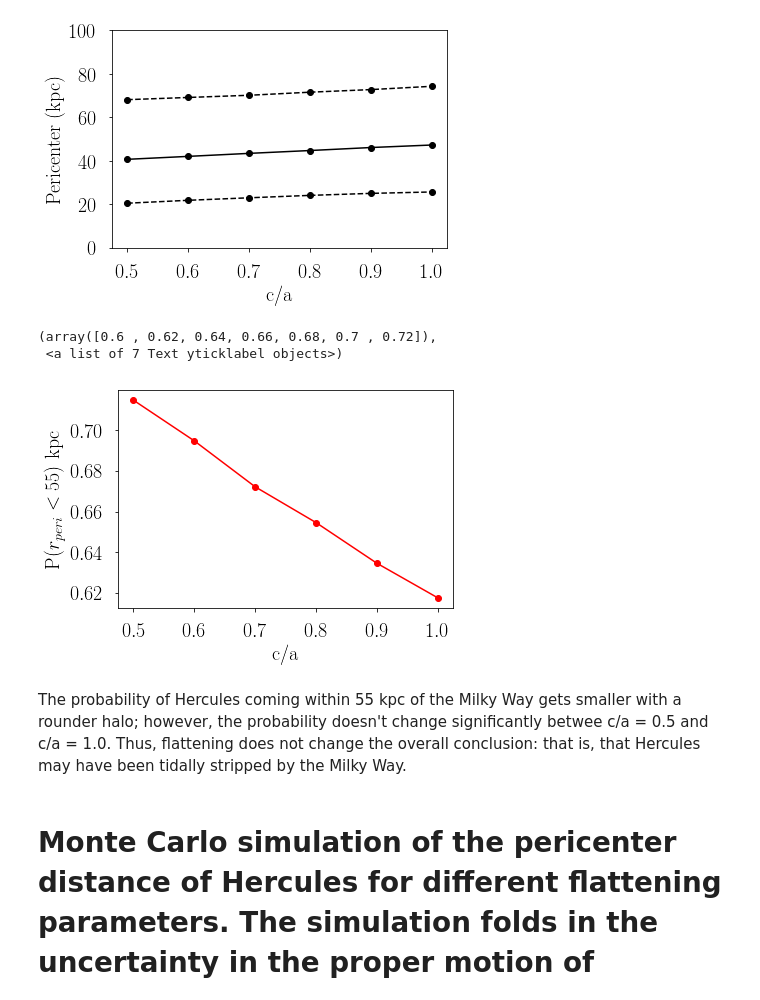
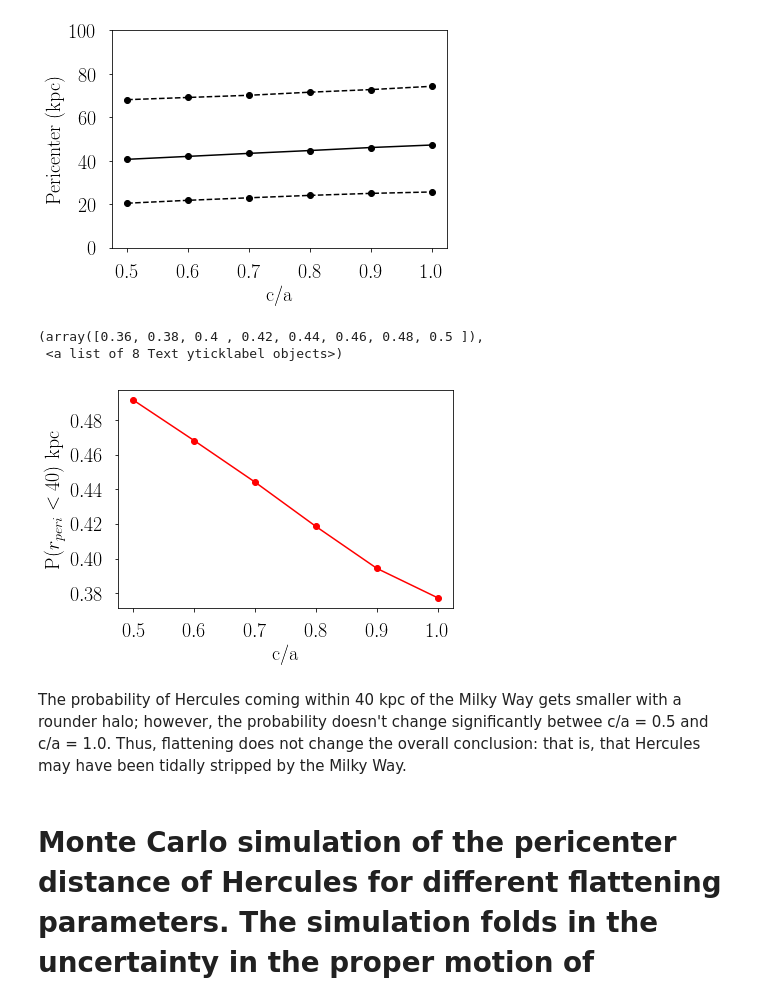
Before and after one commit to swfu/DwarfTidalStripping, a Jupyter notebook: herc_analysis.ipynb, the cells around one changed output. Cells and saved outputs as stored; diff of their text form; code cells hidden in the pictures.

```diff
--- a/herc_analysis.ipynb
+++ b/herc_analysis.ipynb
@@ -521,7 +350,7 @@ fig.savefig('HercMC_M17_fig10.pdf',dpi=dpi,
 p16 = []
 p50 = []
 p84 = []
-peri55 = []
+peri40 = []
 
 df_ar = [c05,c06,c07,c08,c09,c10]
 
@@ -530,9 +359,9 @@ for i in range(len(df_ar)):
     perc_50 = np.percentile(df_ar[i]['Peri'],50)
     perc_84 = np.percentile(df_ar[i]['Peri'],84)
 
-    peri55ix = np.where(df_ar[i]['Peri'] < 55)[0]
+    peri40ix = np.where(df_ar[i]['Peri'] < 40)[0]
 
-    peri55.append(float(peri45ix.size)/float(df_ar[i]['Peri'].size))
+    peri40.append(float(peri40ix.size)/float(df_ar[i]['Peri'].size))
 
     p16.append(perc_16)
     p50.append(perc_50)
@@ -541,7 +370,7 @@ for i in range(len(df_ar)):
 p16 = np.array(p16)
 p50 = np.array(p50)
 p84 = np.array(p84)
-peri55 = np.array(peri55)
+peri40 = np.array(peri40)
 # %%
 plt.plot(c_grid, p16,marker='o',color='black',label='16th Perc.',ls='--')
 plt.plot(c_grid, p50,marker='o',color='black',label='50th Perc.',ls='-')
@@ -558,19 +387,19 @@ plt.ylim(0,100)
 (0, 100)
 [figure]
 # %%
-plt.plot(c_grid, peri45, marker='o',color='red')
+plt.plot(c_grid, peri40, marker='o',color='red')
 
 plt.xlabel('c/a',fontsize=20)
-plt.ylabel(r'P($r_{peri} < 55$) kpc',fontsize=20)
+plt.ylabel(r'P($r_{peri} < 40$) kpc',fontsize=20)
 
 plt.xticks(fontsize=20)
 plt.yticks(fontsize=20)
 # %% [output]
-(array([0.6 , 0.62, 0.64, 0.66, 0.68, 0.7 , 0.72]),
- <a list of 7 Text yticklabel objects>)
+(array([0.36, 0.38, 0.4 , 0.42, 0.44, 0.46, 0.48, 0.5 ]),
+ <a list of 8 Text yticklabel objects>)
-[figure, old version]
+[figure, new version]
 # %% [markdown]
-The probability of Hercules coming within 55 kpc of the Milky Way gets smaller with a rounder halo; however, the probability doesn't change significantly betwee c/a = 0.5 and c/a = 1.0. Thus, flattening does not change the overall conclusion: that is, that Hercules may have been tidally stripped by the Milky Way.
+The probability of Hercules coming within 40 kpc of the Milky Way gets smaller with a rounder halo; however, the probability doesn't change significantly betwee c/a = 0.5 and c/a = 1.0. Thus, flattening does not change the overall conclusion: that is, that Hercules may have been tidally stripped by the Milky Way.
 # %% [markdown]
 # Monte Carlo simulation of the pericenter distance of Hercules for different flattening parameters. The simulation folds in the uncertainty in the proper motion of Hercules, the distance of Hercules, as well as the mass of the Milky Way halo.
 # %%
```
Also changed, not shown: parts of 4 cells of this notebook, 2 other files.
